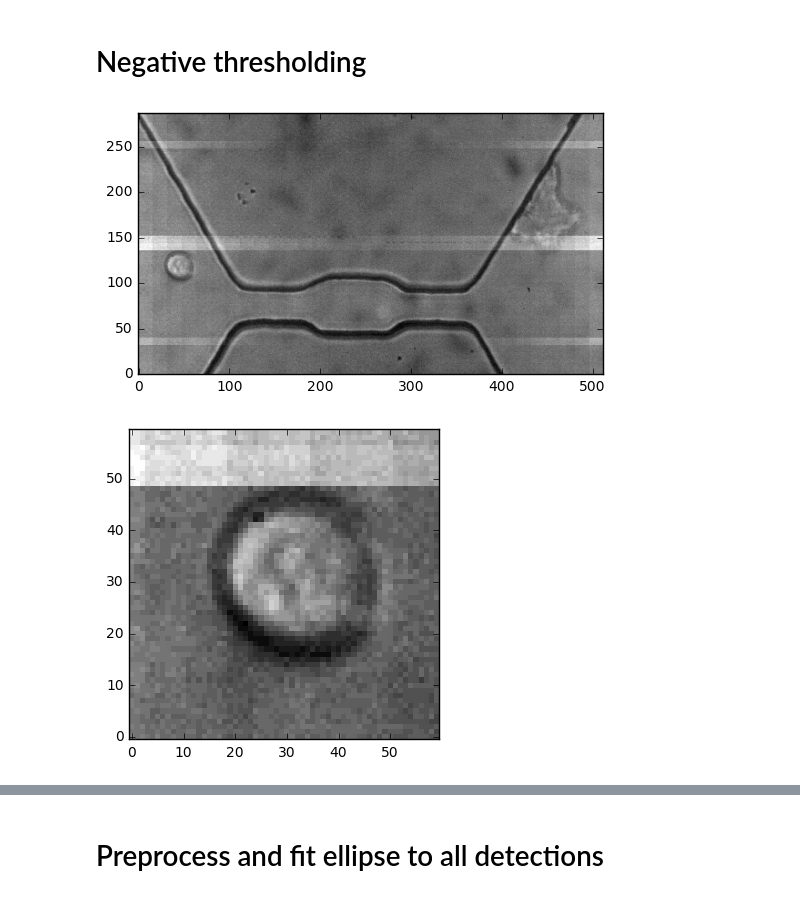
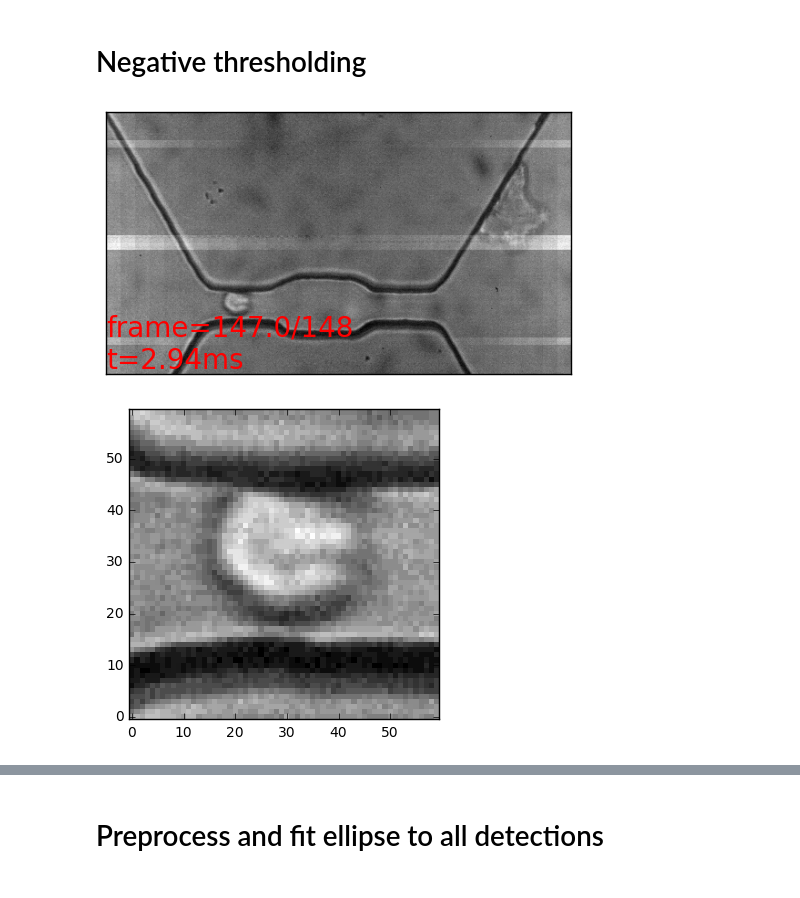
Before and after one commit to codycombs/cell_deformation, a Jupyter notebook: ellipse_fitting_tutorial.ipynb, the cells around one changed output, grey strips where cells are left out. Drawn from its saved outputs; the diff is of its cells as text; code cells hidden in the pictures.

```diff
--- a/ellipse_fitting_tutorial.ipynb
+++ b/ellipse_fitting_tutorial.ipynb
@@ -104,8 +105,8 @@ plt.show()
 [figure]
 # %%
 # Filter y
-max_yc = 5
-keep_indices = np.where(np.abs(yc_middles) <= max_yc)[0]
+yc_max = 5
+keep_indices = np.where(np.abs(yc_middles) <= yc_max)[0]
 oi_events = [oi_events[i] for i in keep_indices]
 # %% [markdown]
 # Find a good event
@@ -162,21 +163,21 @@ def plot_all(processed_frame, frame):
 # Negative thresholding
 # %%
 oi_event = oi_events[oi_index]
-detection = oi_event._detections[35]
+detection = oi_event._detections[60]
 raw_frame = oi_vid.get_frame(detection._tf)
 
 plt.imshow(raw_frame, cmap = 'gray', origin = 'lower')
 plt.show()
 
 x0 = detection._px- 30
 x1 = detection._px + 30
 y0 = detection._py - 30
 y1 = detection._py + 30
 plt.imshow(raw_frame[y0:y1, x0:x1], cmap = 'gray', origin = 'lower', interpolation = 'none')
 plt.show()
 # %% [output]
-[figure, old version]
+[figure, new version]
-[figure, old version]
+[figure, new version]
 # %%
 print 'absolute value difference'
 
```
Also changed, not shown: parts of 10 cells of this notebook.
